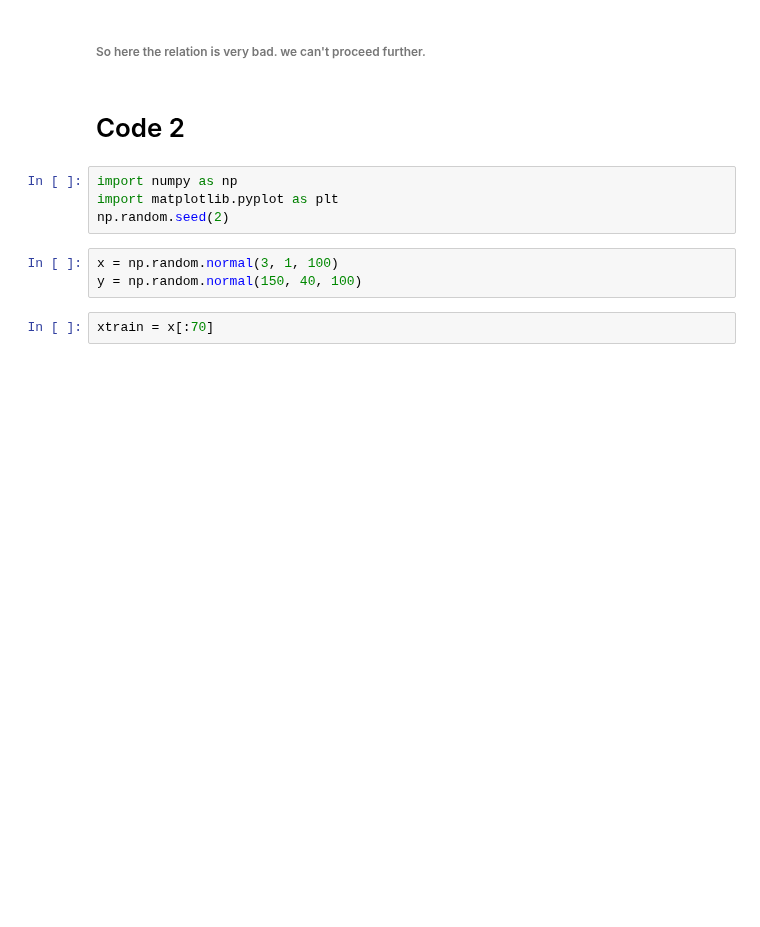
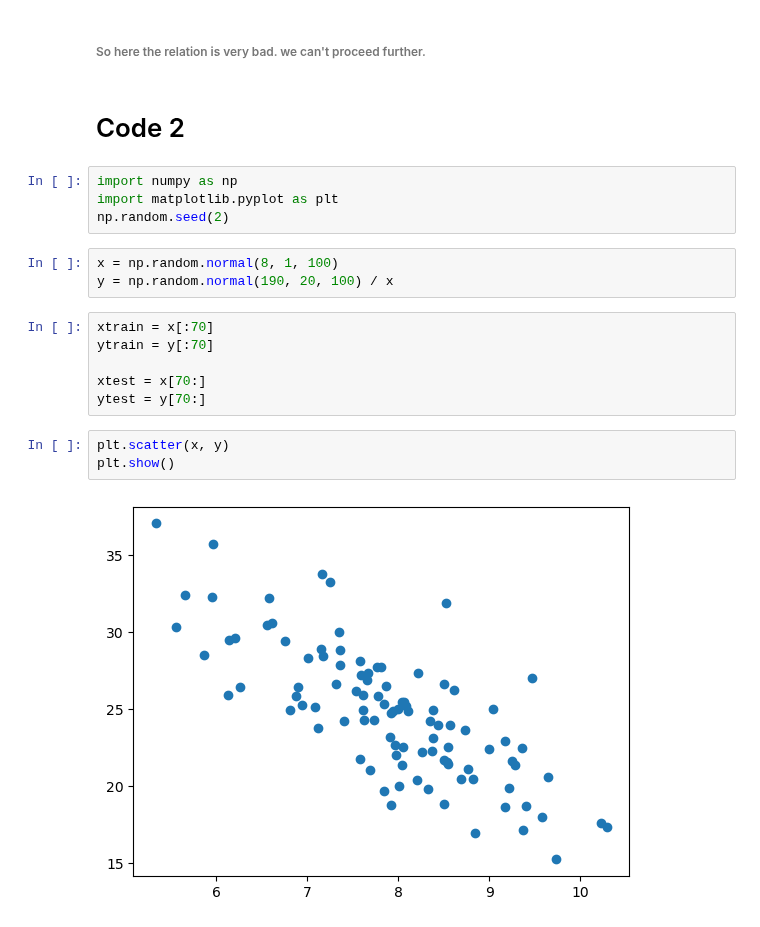
Before and after one commit to jabedkhanjb/Machine-Learning, a Jupyter notebook: Practice Folder/Train Test/train test w.ipynb, the cells around one changed output. Cells and saved outputs as stored; diff of their text form; blank space fills up the shorter version.

```diff
--- a/Practice Folder/Train Test/train test w.ipynb
+++ b/Practice Folder/Train Test/train test w.ipynb
@@ -62,7 +62,16 @@ import numpy as np
 import matplotlib.pyplot as plt
 np.random.seed(2)
 # %%
-x = np.random.normal(3, 1, 100)
-y = np.random.normal(150, 40, 100)
+x = np.random.normal(8, 1, 100)
+y = np.random.normal(190, 20, 100) / x
-# %%
-xtrain = x[:70]
+# %%
+xtrain = x[:70]
+ytrain = y[:70]
+
+xtest = x[70:]
+ytest = y[70:]
+# %%
+plt.scatter(x, y)
+plt.show()
+# %% [output]
+[figure, added]
```
Also changed, not shown: parts of 23 cells of this notebook.
